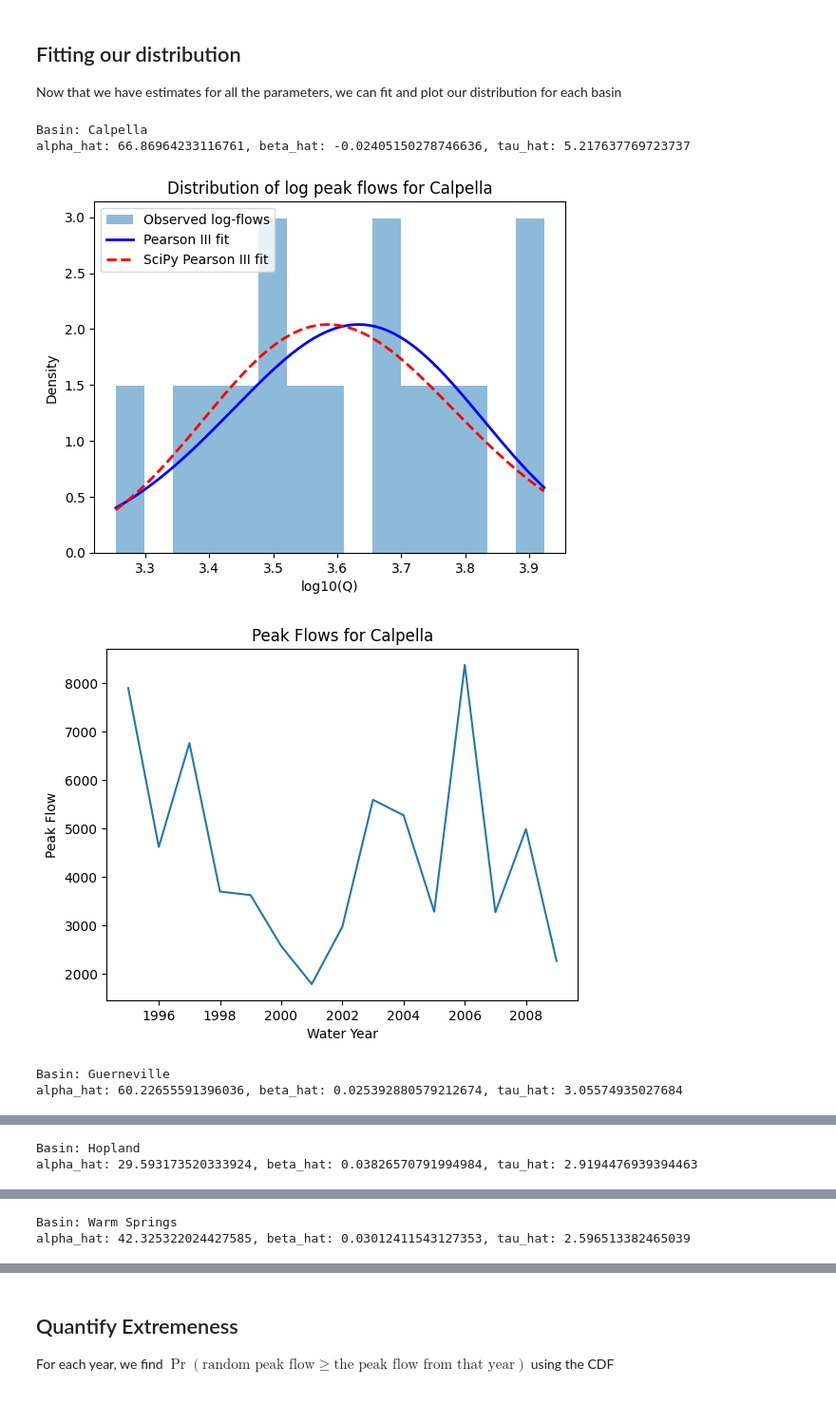
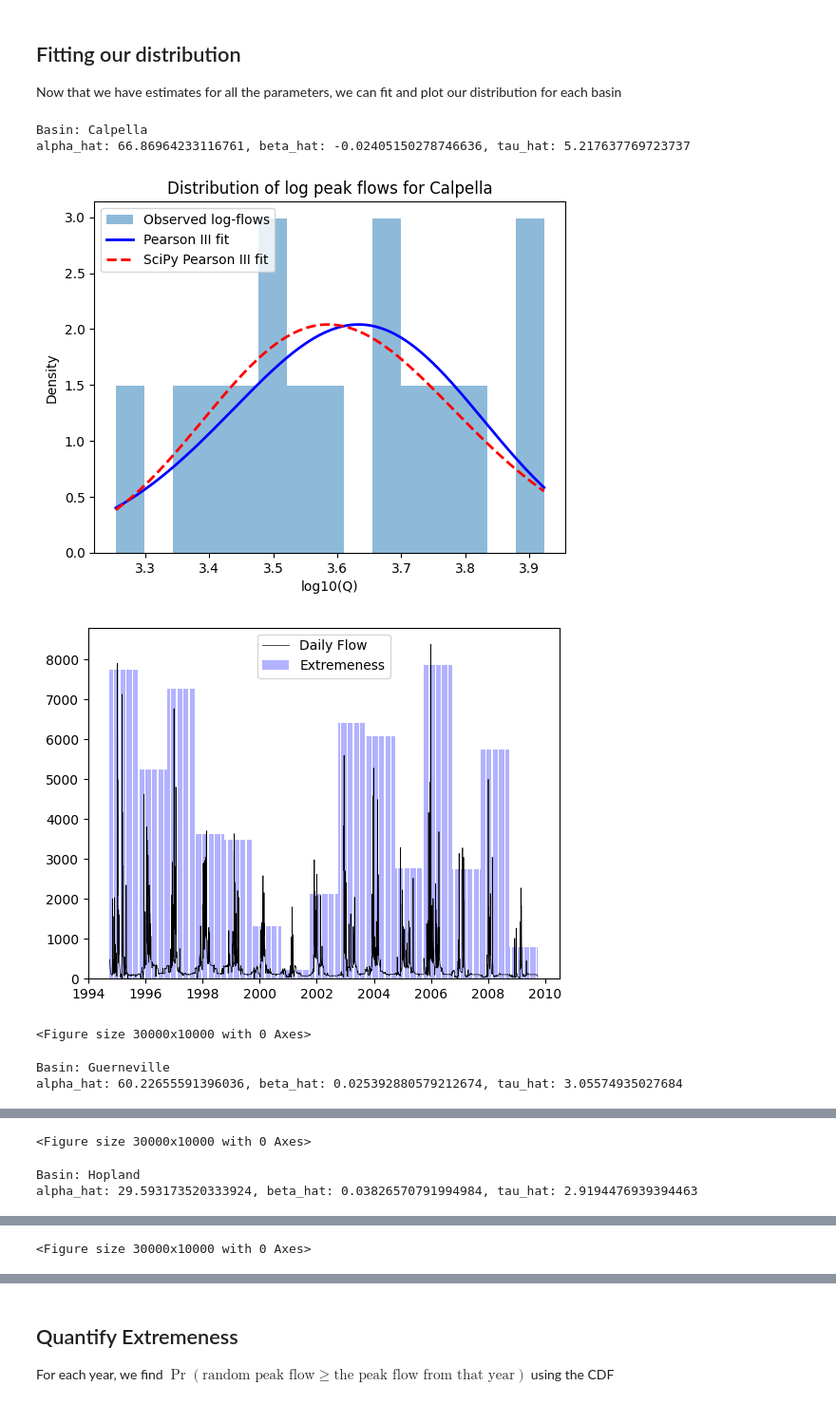
Before and after one commit to ArmanO2005/Fitting-a-Pearson-Type-III-Distribution-to-Peak-Flow-Data-from-the-Russian-River, a Jupyter notebook: fit_distribution.ipynb, the cells around one changed output, grey strips where cells are left out. Shown: that part at 95% size. Drawn from its saved outputs; the diff is of its cells as text; code cells hidden in the pictures.

Commit message:
timeserie plot overlaid on extremeness for each year

```diff
--- a/fit_distribution.ipynb
+++ b/fit_distribution.ipynb
@@ -91,10 +91,20 @@ guerneville_peak_flows = pd.read_csv('russian_river_peak_flows/Guerneville.csv')
 hopland_peak_flows = pd.read_csv('russian_river_peak_flows/Hopland.csv')
 warmsprings_peak_flows = pd.read_csv('russian_river_peak_flows/Warm.csv')
 
+calpella_all_data = pd.read_csv('russian_river_data/Calpella_daily.csv')
+guerneville_all_data = pd.read_csv('russian_river_data/Guerneville_daily.csv')
+hopland_all_data = pd.read_csv('russian_river_data/Hopland_daily.csv')
+warmsprings_all_data = pd.read_csv('russian_river_data/WarmSprings_Inflow_daily.csv')
+
 peak_flows = {'Calpella': calpella_peak_flows['Calpella Gage FLOW'].values,
               'Guerneville': guerneville_peak_flows['Guerneville Gage FLOW'].values,
               'Hopland': hopland_peak_flows['Hopland Gage FLOW'].values,
               'Warm Springs': warmsprings_peak_flows['Warm Springs Dam Inflow FLOW'].values}
+
+all_data = {'Calpella': calpella_all_data,
+            'Guerneville': guerneville_all_data,
+            'Hopland': hopland_all_data,
+            'Warm Springs': warmsprings_all_data}
 
 
 extreme_years = pd.DataFrame()
@@ -124,38 +134,73 @@ for basin in peak_flows.keys():
     std_log_flows = np.std(log_flows, ddof=1)
 
     alpha_hat = pearsonIII_alpha_estimate(G_weighted)
     beta_hat = pearsonIII_beta_estimate(G_station, std_log_flows, alpha_hat)
     tau_hat = pearsonIII_tau_estimate(mean_log_flows, beta_hat, alpha_hat)
 
     print(f'Basin: {basin}')
     print(f'alpha_hat: {alpha_hat}, beta_hat: {beta_hat}, tau_hat: {tau_hat}')
 
     dist = pearson3(G_weighted, loc=mean_log_flows, scale=std_log_flows)
     x = np.linspace(min(log_flows), max(log_flows), 200)
     scipy_pdf_vals = dist.pdf(x)
     my_pdf_vals = pearson3_pdf(x, alpha_hat, beta_hat, tau_hat)
 
     extreme_years[basin] = 1 - dist.cdf(np.log10(basin_peak_flows))
 
     plt.hist(log_flows, bins=15, density=True, alpha=0.5, label='Observed log-flows')
     plt.plot(x, my_pdf_vals, 'b-', lw=2, label='Pearson III fit')
     plt.plot(x, scipy_pdf_vals, 'r--', lw=2, label='SciPy Pearson III fit')
     plt.xlabel('log10(Q)')
     plt.ylabel('Density')
     plt.title(f'Distribution of log peak flows for {basin}')
     plt.legend()
     plt.show()
 
-    plt.plot(range(1995, 2010), basin_peak_flows)
-    plt.xlabel('Water Year')
-    plt.ylabel('Peak Flow')
-    plt.title(f'Peak Flows for {basin}')
+
+    all_data[basin]['Date'] = pd.to_datetime(all_data[basin]['Date'])
+    peak_flow_df = all_data[basin].copy()
+    peak_flow_df['water_year'] = np.where(peak_flow_df['Date'].dt.month >= 10, peak_flow_df['Date'].dt.year + 1, peak_flow_df['Date'].dt.year)
+    peak_flow_df['peak_flow'] = None
+    peak_flow_df['extremeness'] = None
+    for i, year in enumerate(peak_flow_df['water_year'].unique()):
+        peak_flow_df.loc[peak_flow_df['water_year'] == year, 'peak_flow'] = basin_peak_flows[i]
+        peak_flow_df.loc[peak_flow_df['water_year'] == year, 'extremeness'] = 1 - extreme_years[basin].iloc[i]
+
+
+    plt.bar(
+        peak_flow_df['Date'],
+        peak_flow_df['extremeness'] * max(all_data[basin].iloc[:, 3]),
+        color="blue",
+        alpha=0.3,
+        label="Extremeness"
+    )
+
+    # plt.plot(
+    #     peak_flow_df['Date'],
+    #     peak_flow_df['peak_flow'],
+    #     color="blue",
+    #     marker="_",
+    #     linestyle='',
+    #     label="Yearly Peak Flow"
+    # )
+
+    plt.plot(
+        all_data[basin]['Date'],
+        all_data[basin].iloc[:, 3],
+        color="black",
+        linewidth=0.5,
+        label="Daily Flow",
+    )
+
+    plt.legend()
+    plt.figure(figsize=(300, 100))
     plt.show()
 # %% [output]
 Basin: Calpella
 alpha_hat: 66.86964233116761, beta_hat: -0.02405150278746636, tau_hat: 5.217637769723737
 [figure]
-[figure, old version]
+[figure, new version]
-Basin: Guerneville
-alpha_hat: 60.22655591396036, beta_hat: 0.025392880579212674, tau_hat: 3.05574935027684
+<Figure size 30000x10000 with 0 Axes>
+Basin: Guerneville
+alpha_hat: 60.22655591396036, beta_hat: 0.025392880579212674, tau_hat: 3.05574935027684
 [figure]
@@ -163,3 +208,4 @@ alpha_hat: 60.22655591396036, beta_hat: 0.025392880579212674, tau_hat: 3.0557493
-Basin: Hopland
-alpha_hat: 29.593173520333924, beta_hat: 0.03826570791994984, tau_hat: 2.9194476939394463
+<Figure size 30000x10000 with 0 Axes>
+Basin: Hopland
+alpha_hat: 29.593173520333924, beta_hat: 0.03826570791994984, tau_hat: 2.9194476939394463
 [figure]
@@ -167,2 +212,0 @@ alpha_hat: 29.593173520333924, beta_hat: 0.03826570791994984, tau_hat: 2.9194476
-Basin: Warm Springs
-alpha_hat: 42.325322024427585, beta_hat: 0.03012411543127353, tau_hat: 2.596513382465039
@@ -170,0 +213 @@ alpha_hat: 42.325322024427585, beta_hat: 0.03012411543127353, tau_hat: 2.5965133
+<Figure size 30000x10000 with 0 Axes>
```
Also changed, not shown: parts of 1 cell of this notebook.
